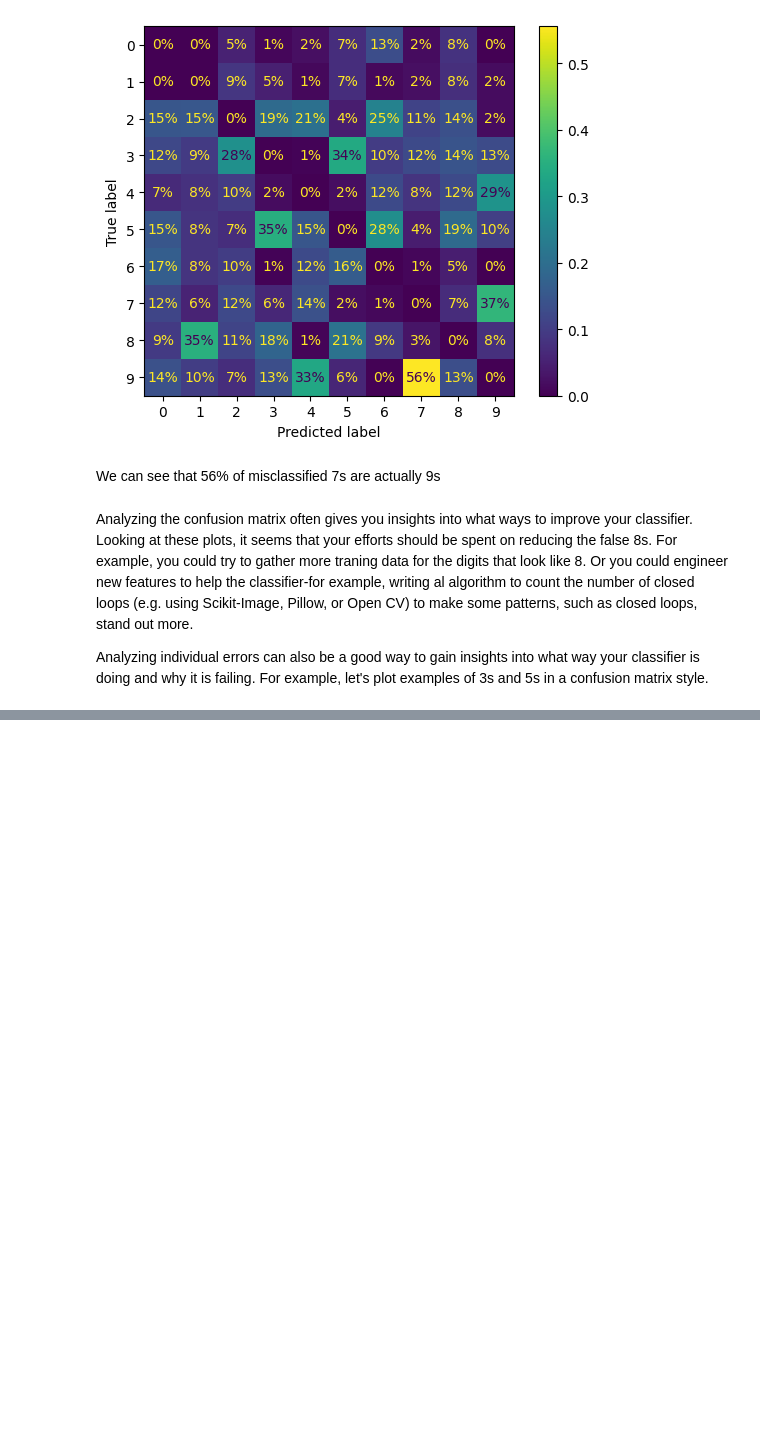
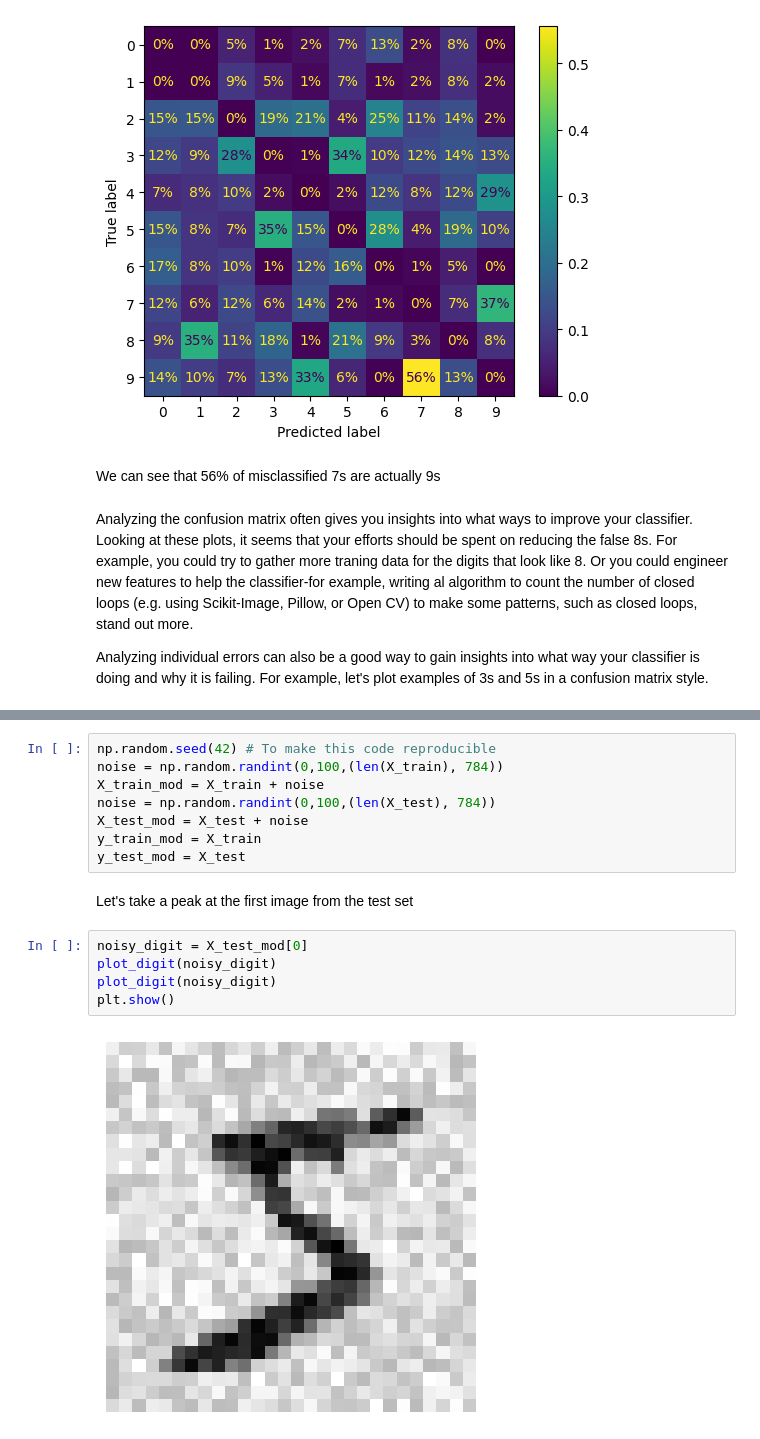
Before and after one commit to neflem27/Algorithmic_Insights-My_Machine_Learning_Library, a Jupyter notebook: HOMLSKT_Chapter_3_Classification.ipynb, the cells around one changed output, grey strips where cells are left out. Drawn from its saved outputs; the diff is of its cells as text; blank space fills up the shorter version.

```diff
--- a/HOMLSKT_Chapter_3_Classification.ipynb
+++ b/HOMLSKT_Chapter_3_Classification.ipynb
@@ -515,0 +600,17 @@ X_bb = X_train[(y_train == cl_b) & (y_train_pred == cl_b)]
+# %%
+np.random.seed(42) # To make this code reproducible
+noise = np.random.randint(0,100,(len(X_train), 784))
+X_train_mod = X_train + noise
+noise = np.random.randint(0,100,(len(X_test), 784))
+X_test_mod = X_test + noise
+y_train_mod = X_train
+y_test_mod = X_test
+# %% [markdown]
+Let's take a peak at the first image from the test set
+# %%
+noisy_digit = X_test_mod[0]
+plot_digit(noisy_digit)
+plot_digit(noisy_digit)
+plt.show()
+# %% [output]
+[figure, added]
```
Also changed, not shown: parts of 17 cells of this notebook.
